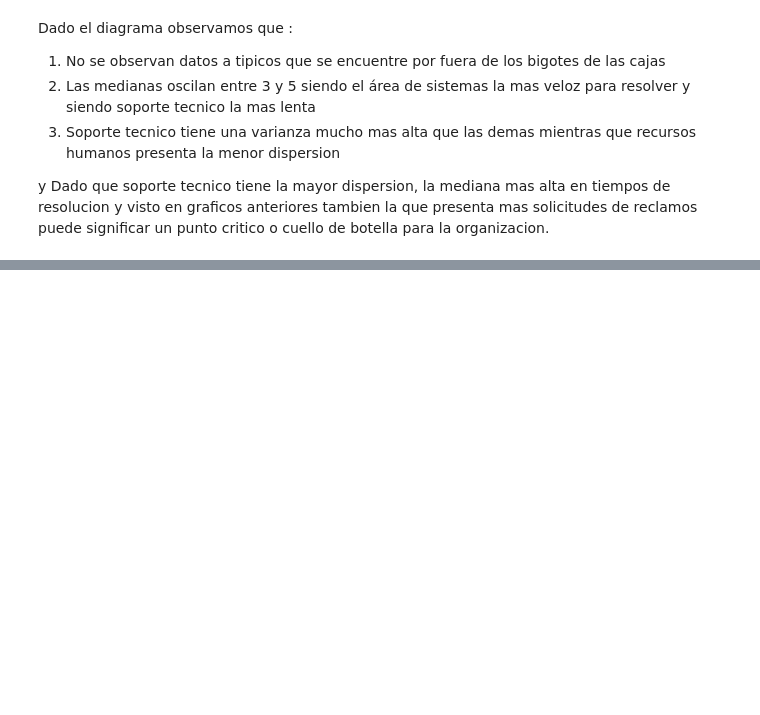
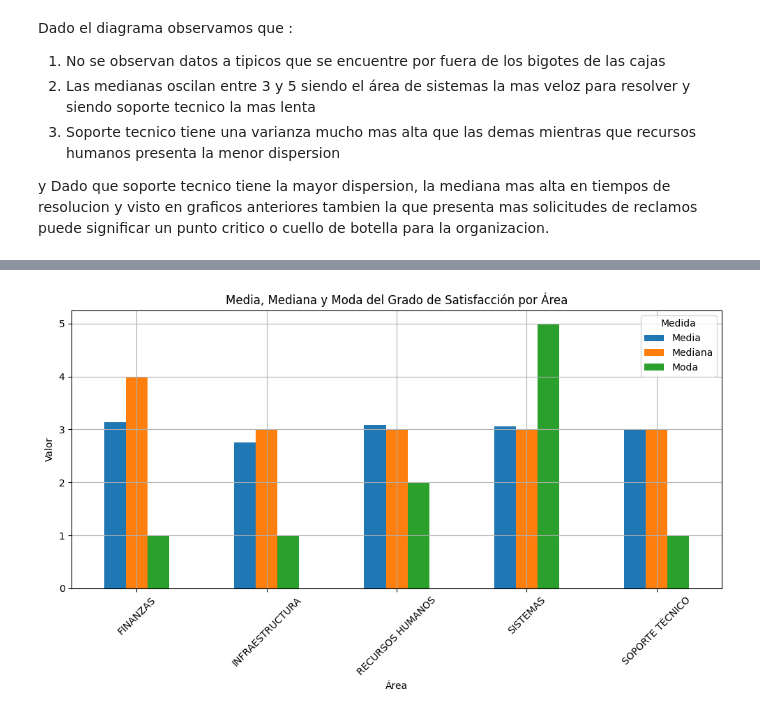
Before and after one commit to vickpicco/analistaDeDatos, a Jupyter notebook: Analista_evidencias_2_y_3.ipynb, the cells around one changed output, grey strips where cells are left out. Saved outputs shown, nothing was run; the diff lists cells and outputs as text; code cells hidden in the pictures; blank space fills up the shorter version.

Commit message:
Analisis Cuantitativo de datos

```diff
--- a/Analista_evidencias_2_y_3.ipynb
+++ b/Analista_evidencias_2_y_3.ipynb
@@ -1009,0 +1025,85 @@ y Dado que soporte tecnico tiene la mayor dispersion, la mediana mas alta en tie
+# %%
+from scipy.stats import skew, kurtosis, mode
+
+# Función de resumen estadístico
+def resumen_estadistico(x):
+    return pd.Series({
+        "Media": x.mean(),
+        "Mediana": x.median(),
+        "Moda": mode(x, keepdims=False).mode if len(x) > 0 else np.nan,
+        "Desviación estándar": x.std(),
+        "Varianza": x.var(),
+        "Rango": x.max() - x.min(),
+        "IQR": x.quantile(0.75) - x.quantile(0.25),
+        "Asimetría (Skewness)": skew(x),
+        "Curtosis": kurtosis(x),
+        "Mínimo": x.min(),
+        "Q1": x.quantile(0.25),
+        "Q2 (Mediana)": x.median(),
+        "Q3": x.quantile(0.75),
+        "Máximo": x.max()
+    })
+
+
+# Filtrar datos de satisfacción válidos
+# Ya que con valor 0 significa que no completaron la encuesta
+df_satisfaccion = df[df["Grado de satisfacción"] != 0]
+
+# Estadísticas por Área para satisfacción
+stats_satisfaccion = df_satisfaccion.groupby("Destino del reclamo")["Grado de satisfacción"].apply(resumen_estadistico).unstack()
+
+print("\n📊 Estadísticas de Grado de Satisfacción por Área:\n")
+print(stats_satisfaccion.round(2))
+
+# Estadísticas por Área para días de resolución
+df_resolucion = df[df["Dias de resolucion"].notna()]
+stats_resolucion = df_resolucion.groupby("Destino del reclamo")["Dias de resolucion"].apply(resumen_estadistico).unstack()
+
+print("\n📊 Estadísticas de Días de Resolución por Área:\n")
+print(stats_resolucion.round(2))
+
+#GRAFICOS DE BARRAS
+stats_satisfaccion[['Media', 'Mediana', 'Moda']].plot(kind='bar', figsize=(10, 6))
+
+plt.title('Media, Mediana y Moda del Grado de Satisfacción por Área')
+plt.ylabel('Valor')
+plt.xlabel('Área')
+plt.xticks(rotation=45)
+plt.legend(title='Medida')
+plt.grid(True)
+plt.tight_layout()
+plt.show()
+
+stats_resolucion[['Media', 'Mediana', 'Moda']].plot(kind='bar', figsize=(10, 6))
+
+plt.title('Media, Mediana y Moda de Días de Resolución por Área')
+plt.ylabel('Días')
+plt.xlabel('Área')
+plt.xticks(rotation=45)
+plt.legend(title='Medida')
+plt.grid(True)
+plt.tight_layout()
+plt.show()
+
+#GRAFICOS DE CAJA
+
+plt.figure(figsize=(10, 6))
+sns.boxplot(data=df_satisfaccion, x="Destino del reclamo", y="Grado de satisfacción")
+plt.title("Boxplot de Grado de Satisfacción por Área")
+plt.ylabel("Grado de satisfacción")
+plt.xlabel("Área")
+plt.xticks(rotation=45)
+plt.grid(True)
+plt.tight_layout()
+plt.show()
+
+plt.figure(figsize=(10, 6))
+sns.boxplot(data=df_resolucion, x="Destino del reclamo", y="Dias de resolucion")
+plt.title("Boxplot de Días de Resolución por Área")
+plt.ylabel("Días de resolución")
+plt.xlabel("Área")
+plt.xticks(rotation=45)
+plt.grid(True)
+plt.tight_layout()
+plt.show()
+# %% [output]
@@ -1009,0 +1127 @@ y Dado que soporte tecnico tiene la mayor dispersion, la mediana mas alta en tie
+[figure, added]
```
Also changed, not shown: parts of 7 cells of this notebook.
